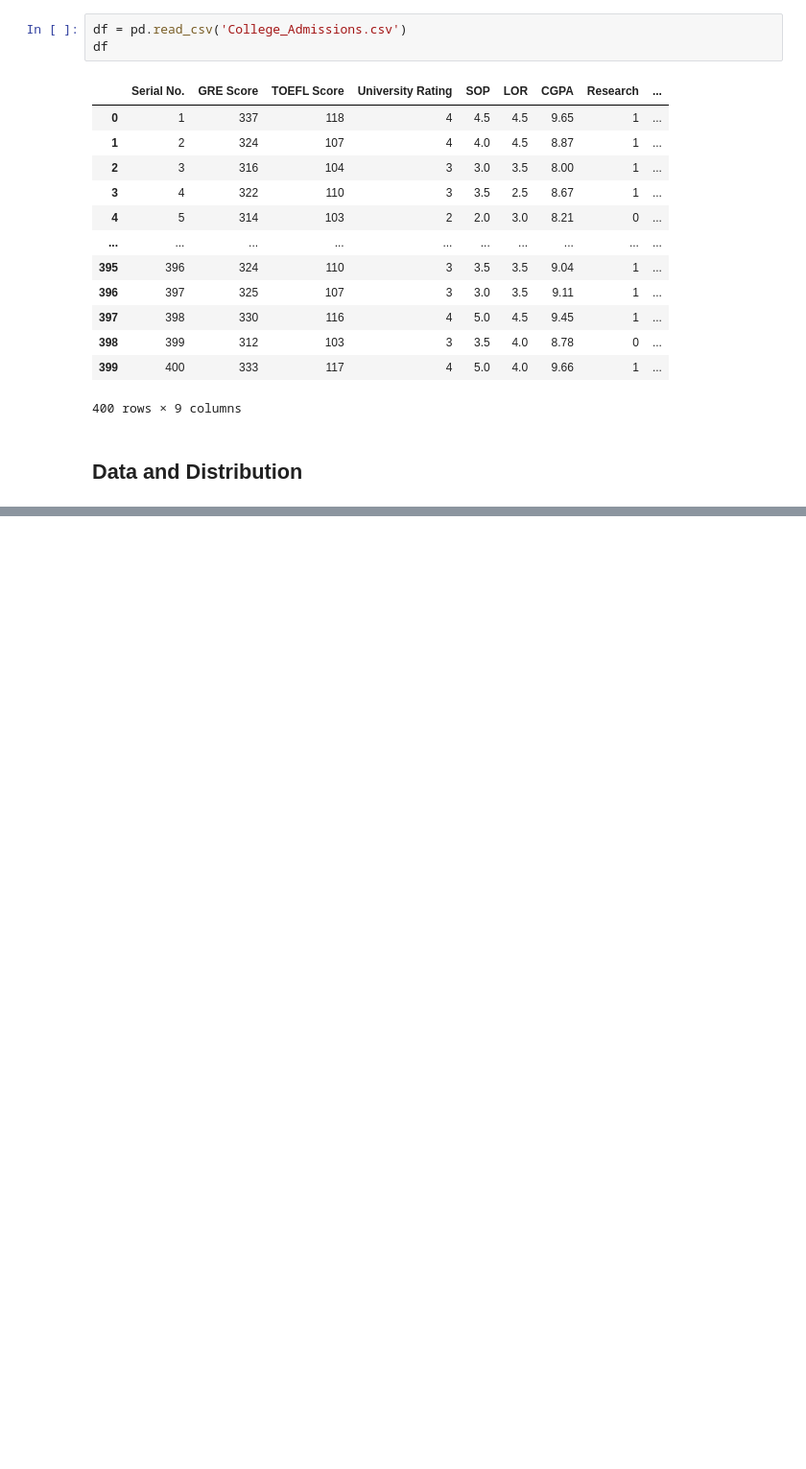
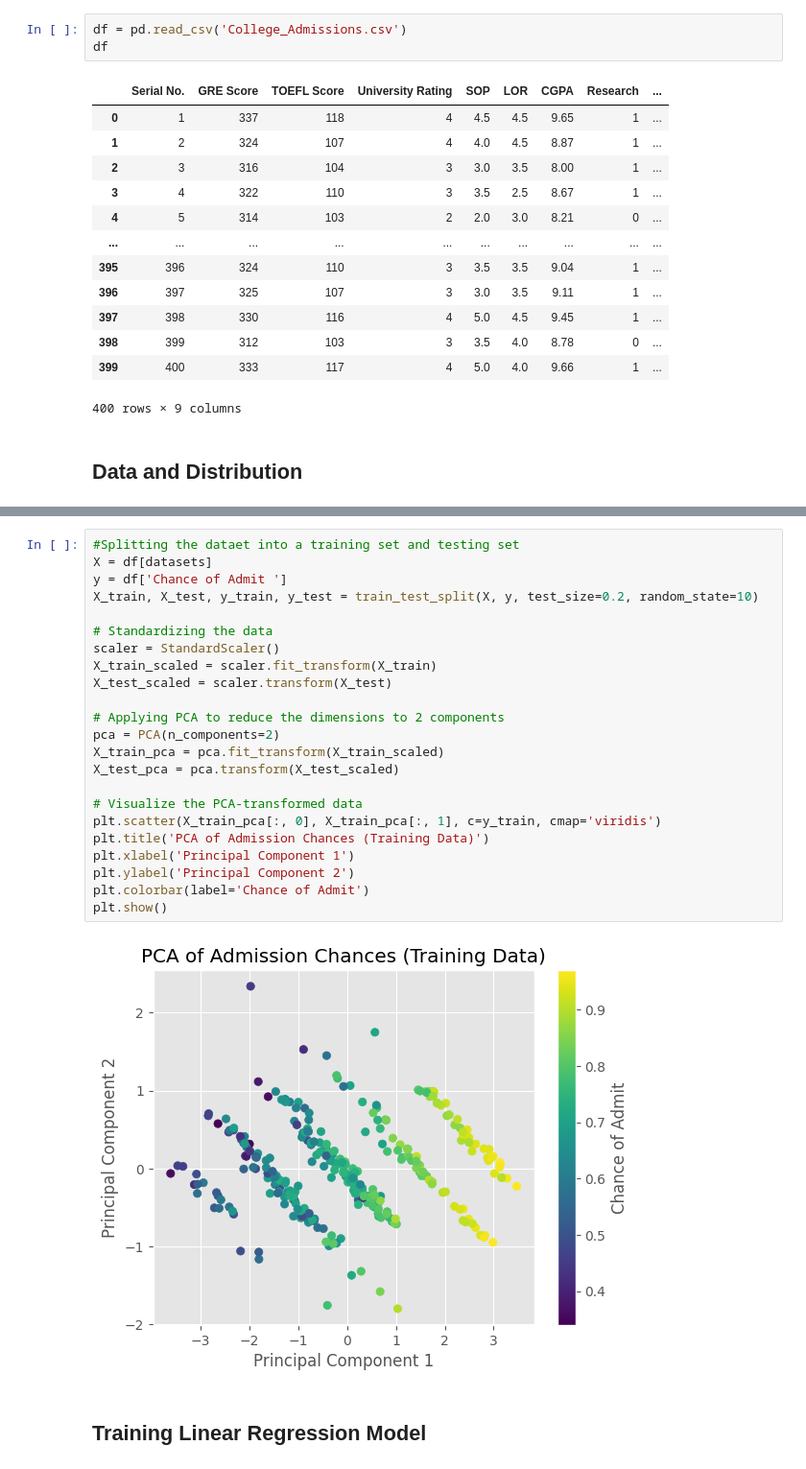
Before and after one commit to foriundo/CS556-Project, a Jupyter notebook: CS556 Project.ipynb, the cells around one changed output, grey strips where cells are left out. Shown at 96% size. Drawn from its saved outputs; the diff is of its cells as text; blank space fills up the shorter version.

```diff
--- a/CS556 Project.ipynb
+++ b/CS556 Project.ipynb
@@ -100,0 +74,27 @@ plt.show()
+# %%
+#Splitting the dataet into a training set and testing set
+X = df[datasets]
+y = df['Chance of Admit ']
+X_train, X_test, y_train, y_test = train_test_split(X, y, test_size=0.2, random_state=10)
+
+# Standardizing the data
+scaler = StandardScaler()
+X_train_scaled = scaler.fit_transform(X_train)
+X_test_scaled = scaler.transform(X_test)
+
+# Applying PCA to reduce the dimensions to 2 components
+pca = PCA(n_components=2)
+X_train_pca = pca.fit_transform(X_train_scaled)
+X_test_pca = pca.transform(X_test_scaled)
+
+# Visualize the PCA-transformed data
+plt.scatter(X_train_pca[:, 0], X_train_pca[:, 1], c=y_train, cmap='viridis')
+plt.title('PCA of Admission Chances (Training Data)')
+plt.xlabel('Principal Component 1')
+plt.ylabel('Principal Component 2')
+plt.colorbar(label='Chance of Admit')
+plt.show()
+# %% [output]
+[figure, added]
+# %% [markdown]
+<h2> Training Linear Regression Model </h2>
```
Also changed, not shown: parts of 10 cells of this notebook, 2 other files.
